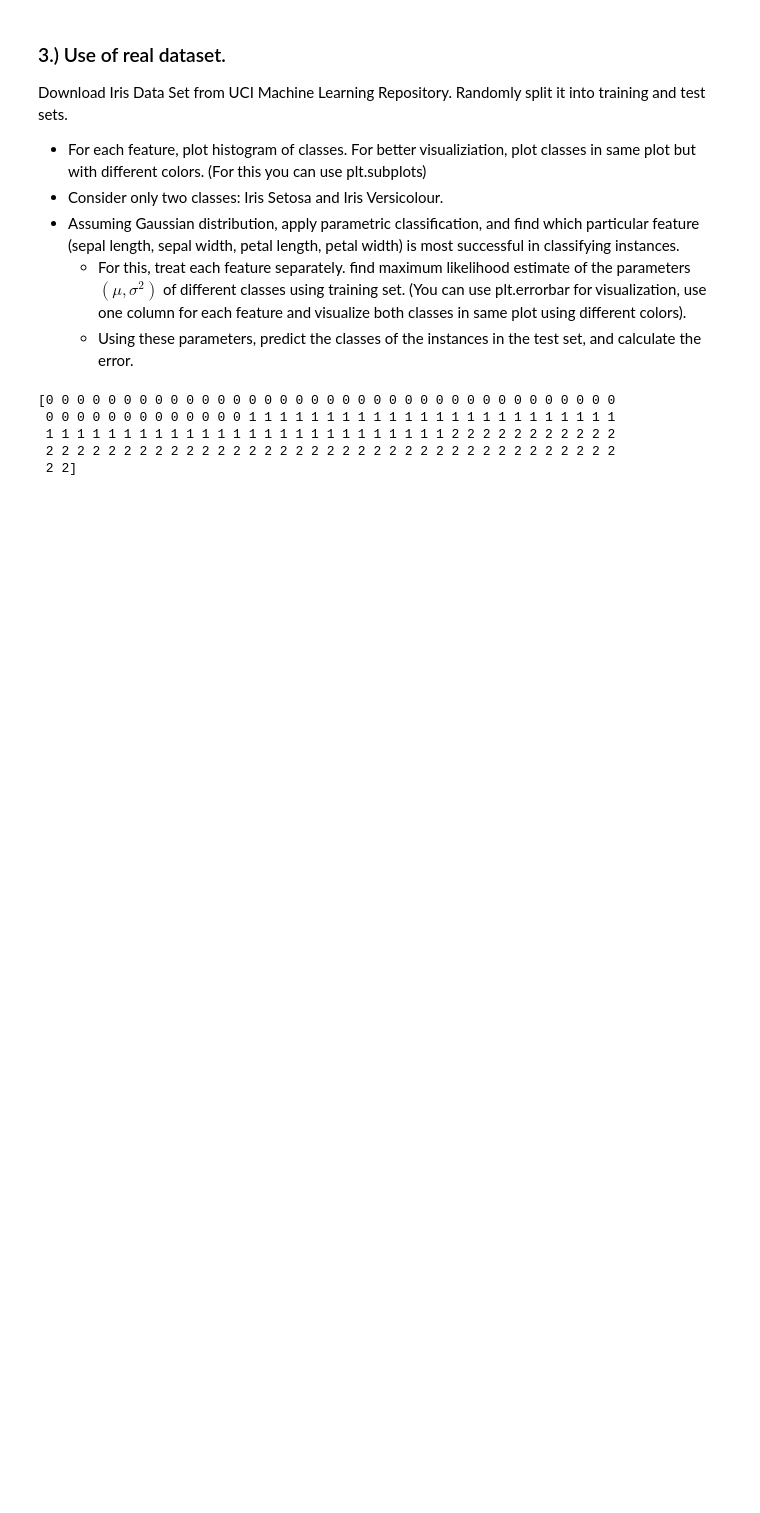
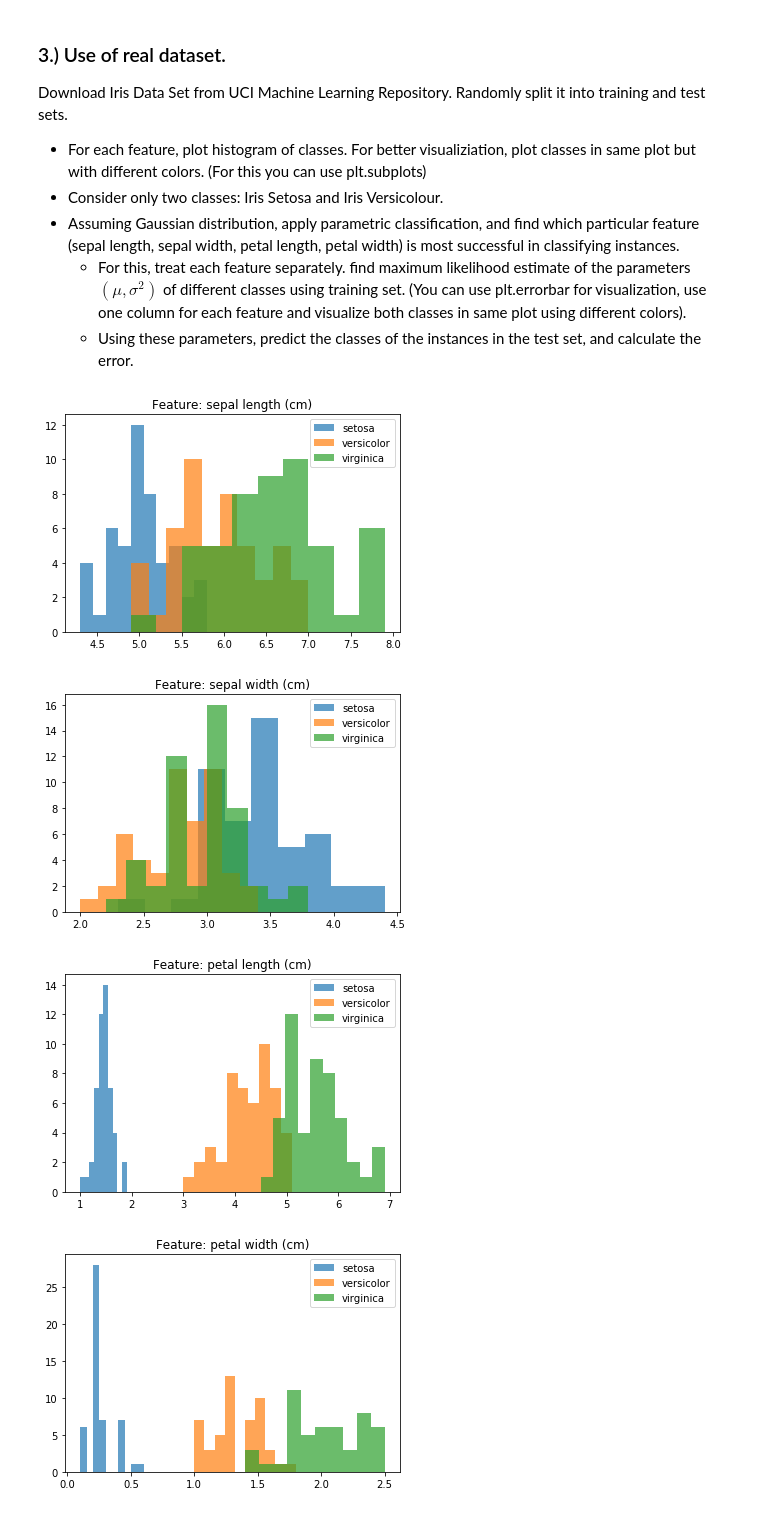
Before and after one commit to nazmicancalik/ml, a Jupyter notebook: 2014400207.ipynb, the cells around one changed output. Cells and saved outputs as stored; diff of their text form; code cells hidden in the pictures; blank space fills up the shorter version.

Commit message:
ploting iris data

```diff
--- a/2014400207.ipynb
+++ b/2014400207.ipynb
@@ -316,13 +293,45 @@ Download Iris Data Set from UCI Machine Learning Repository. Randomly split it i
 * Assuming Gaussian distribution, apply parametric classification, and find which particular feature (sepal length, sepal width, petal length, petal width) is most successful in classifying instances.
     - For this, treat each feature separately. find maximum likelihood estimate of the parameters $(μ, σ^2)$ of different classes using training set. (You can use plt.errorbar for visualization, use one column for each feature and visualize both classes in same plot using different colors).
     - Using these parameters, predict the classes of the instances in the test set, and calculate the error.
-# %%
-# Solution Here
-iris = datasets.load_iris()
-print(iris.target)
-# %% [output]
-[0 0 0 0 0 0 0 0 0 0 0 0 0 0 0 0 0 0 0 0 0 0 0 0 0 0 0 0 0 0 0 0 0 0 0 0 0
- 0 0 0 0 0 0 0 0 0 0 0 0 0 1 1 1 1 1 1 1 1 1 1 1 1 1 1 1 1 1 1 1 1 1 1 1 1
- 1 1 1 1 1 1 1 1 1 1 1 1 1 1 1 1 1 1 1 1 1 1 1 1 1 1 2 2 2 2 2 2 2 2 2 2 2
- 2 2 2 2 2 2 2 2 2 2 2 2 2 2 2 2 2 2 2 2 2 2 2 2 2 2 2 2 2 2 2 2 2 2 2 2 2
- 2 2]
+# %%
+# Solution Here
+iris = datasets.load_iris()
+
+'''
+iris.data = features list list. (150,4)
+iris.target = index of the classes
+iris.feature_names = feature names in order (4,)
+iris.target_names = names of the classes in order (3,)
+'''
+
+def plot_hist(iris):
+# Plot the bar charts
+class_count = len(iris.target_names)
+feature_count = len(iris.feature_names)
+classes = []
+
+# Convert classes from number to names
+for el in iris.target:
+    if el == 0:
+        classes.append('setosa')
+    elif el == 1:
+        classes.append('versicolor')
+    else:
+        classes.append('virginica')
+
+for feature_index,feature in enumerate(iris.feature_names):
+    feature_class_dict = {c:[] for c in iris.target_names}
+
+    for index,el in enumerate(iris.data):
+        feature_class_dict[classes[index]].append(el[feature_index])
+    #print(feature_class_dict)
+    for k in iris.target_names:
+        plt.hist(feature_class_dict[k], label=k, alpha=0.7)
+    plt.title("Feature: " + feature)
+    plt.legend()
+    plt.show()
+# %% [output]
+[figure, added]
+[figure, added]
+[figure, added]
+[figure, added]
```
Also changed, not shown: parts of 6 cells of this notebook.
